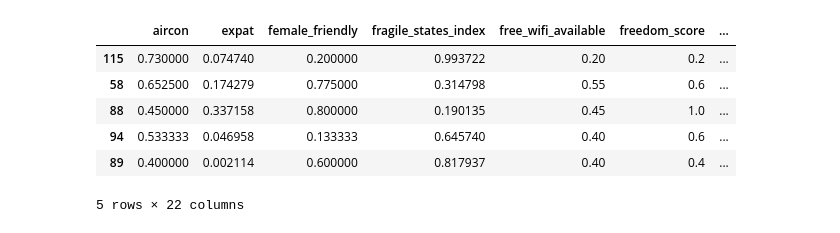
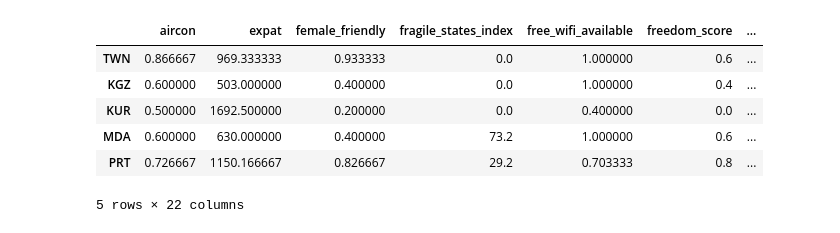
Before and after one commit to sVujke/nomad-list-server, a Jupyter notebook: parsingData.ipynb, the cells around one changed output. Saved outputs shown, nothing was run; the diff lists cells and outputs as text; code cells hidden in the pictures.

```diff
--- a/parsingData.ipynb
+++ b/parsingData.ipynb
@@ -10,12 +31,12 @@ df.fillna(0, inplace=True)
 scaler = MinMaxScaler()
 df_scaled = pd.DataFrame(scaler.fit_transform(df), columns=df.columns)
 # %%
-df_scaled.sample(5)
+df.sample(5)
 # %% [output]
 |  | aircon | expat | female_friendly | fragile_states_index | free_wifi_available | freedom_score | ... |
-| 115 | 0.730000 | 0.074740 | 0.200000 | 0.993722 | 0.20 | 0.2 | ... |
-| 58 | 0.652500 | 0.174279 | 0.775000 | 0.314798 | 0.55 | 0.6 | ... |
-| 88 | 0.450000 | 0.337158 | 0.800000 | 0.190135 | 0.45 | 1.0 | ... |
-| 94 | 0.533333 | 0.046958 | 0.133333 | 0.645740 | 0.40 | 0.6 | ... |
-| 89 | 0.400000 | 0.002114 | 0.600000 | 0.817937 | 0.40 | 0.4 | ... |
+| TWN | 0.866667 | 969.333333 | 0.933333 | 0.0 | 1.000000 | 0.6 | ... |
+| KGZ | 0.600000 | 503.000000 | 0.400000 | 0.0 | 1.000000 | 0.4 | ... |
+| KUR | 0.500000 | 1692.500000 | 0.200000 | 0.0 | 0.400000 | 0.0 | ... |
+| MDA | 0.600000 | 630.000000 | 0.400000 | 73.2 | 1.000000 | 0.6 | ... |
+| PRT | 0.726667 | 1150.166667 | 0.826667 | 29.2 | 0.703333 | 0.8 | ... |
 5 rows × 22 columns
```
Also changed, not shown: parts of 4 cells of this notebook.
